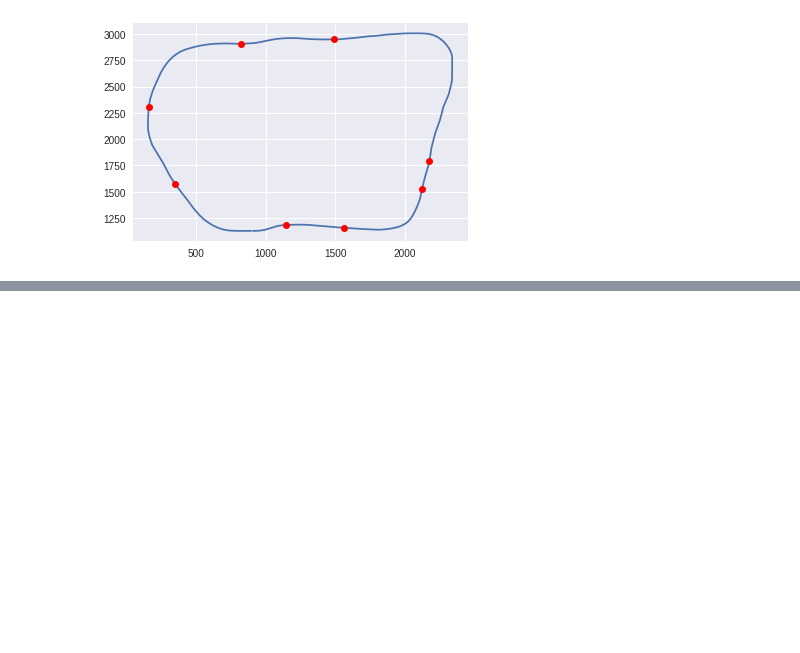
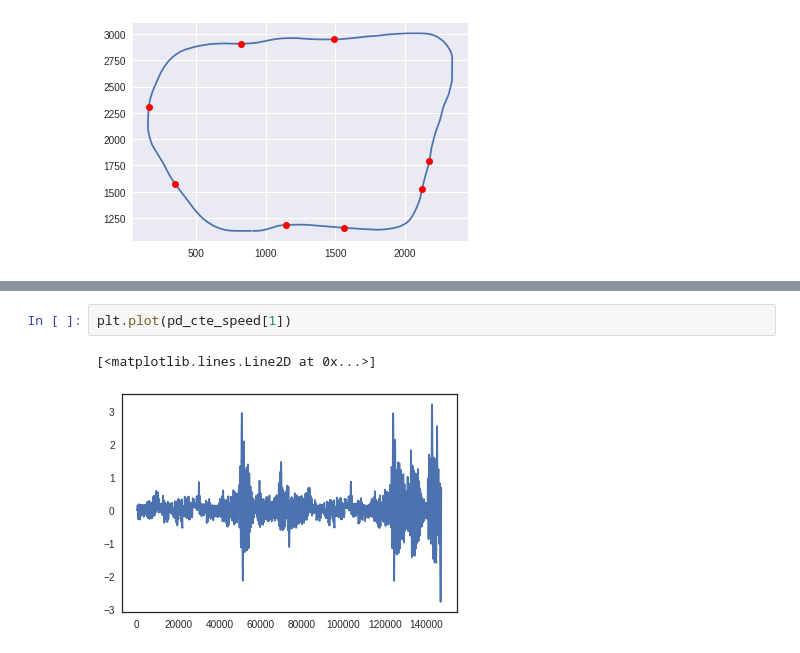
Before and after one commit to sorousharghavan/Udacity_SelfDriving_Car_System_Integration, a Jupyter notebook: ros/movement.ipynb, the cells around one changed output, grey strips where cells are left out. Drawn from its saved outputs; the diff is of its cells as text; blank space fills up the shorter version.

```diff
--- a/ros/movement.ipynb
+++ b/ros/movement.ipynb
@@ -114,0 +118,5 @@ plt.plot(pp2[2], pp2[3], 'c')
+# %%
+plt.plot(pd_cte_speed[1])
+# %% [output]
+[<matplotlib.lines.Line2D at 0x...>]
+[figure, added]
```
Also changed, not shown: parts of 14 cells of this notebook.
